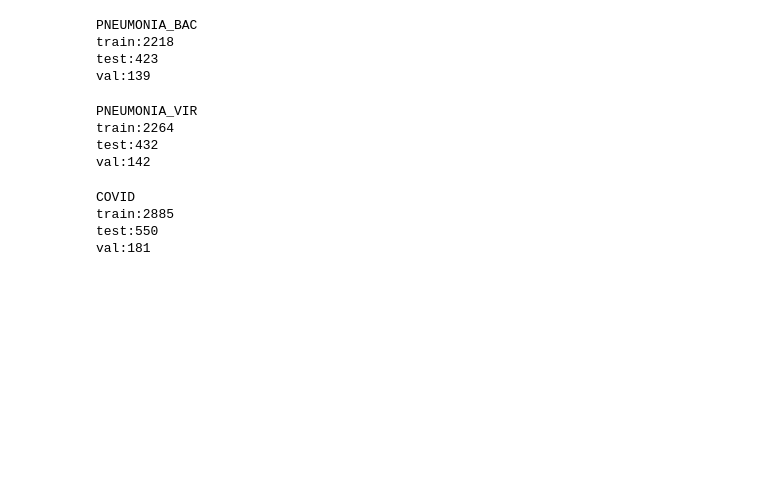
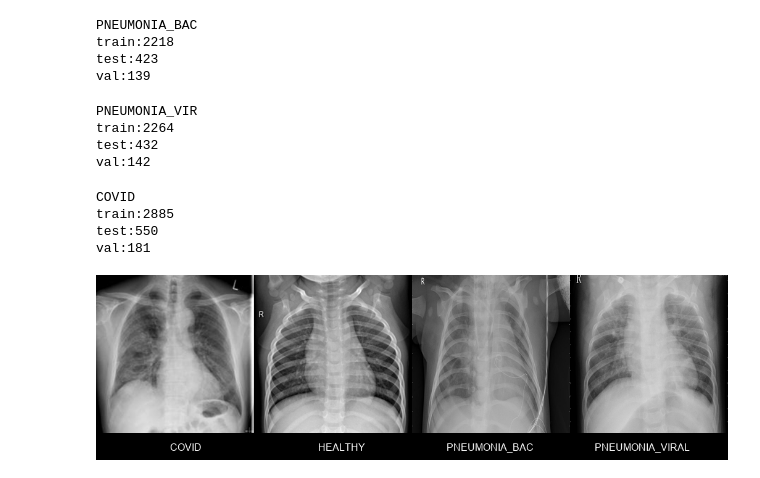
Before and after one commit to fuchsidev/ml_covid_xray, a Jupyter notebook: Datensatz.ipynb, the cells around one changed output. Drawn from its saved outputs; the diff is of its cells as text; code cells hidden in the pictures; blank space fills up the shorter version.

Commit message:
Update Datensatz.ipynb
Added first image output

```diff
--- a/Datensatz.ipynb
+++ b/Datensatz.ipynb
@@ -364,3 +364,57 @@ move_splits(train_bacpneu, test_bacpneu, val_bacpneu, dest_bacpneu, "PNEUMONIA_B
 move_splits(train_virpneu, test_virpneu, val_virpneu, dest_virpneu, "PNEUMONIA_VIR")
 # %%
 move_splits(train_covid, test_covid, val_covid, dest_covid, "COVID")
+# %%
+from PIL import Image
+from PIL import ImageFont, ImageDraw, ImageOps
+
+def plot_samples(sample_files):
+    x, y = 0, 0
+    font_size = 16
+    # Size of individual images
+    img_size = 256
+    # Final Image size
+    width = img_size*4
+    height = 300
+
+    img = Image.new(mode="L", size=(width, height), color=0)
+    font = ImageFont.truetype("arial.ttf", font_size)
+    draw = ImageDraw.Draw(img)
+
+    # Iterate samples
+    for file in sample_files:
+        # Get image file as PIL Object
+        copy_img = Image.open(f"sample_set/{file[0]}/{file[1]}")
+        # Paste into final img
+        img.paste(copy_img, (x, y))
+        # Calculate size of the label
+        word_pxl_size = ((len(file[0][:-4]))*font_size)/2
+        # Calculate position of the text label relative to the image (aka how to center a div)
+        text_position = x + img_size/2 - word_pxl_size
+        # Actually draw the text
+        draw.text((text_position, 270), file[0], fill='white', font=font)
+        # Increase x coordinate before pasting new image
+        x += img_size
+
+    # Display image in jupyter
+    display(img)
+    # Save image file
+    img.save('lung_sample.png')
+
+import os
+from random import randrange
+
+sample_files = []
+# Read folders from sample_data (COVID, HEALTHY, PNEUMONIA_BAC, PNEUMONIA_VIRAL)
+for img_category in os.listdir("sample_set/"):
+    # Get images from folder
+    image_files = os.listdir(f"sample_set/{img_category}/")
+    # Select random image file
+    image_file = image_files[randrange(len(image_files))]
+    # Save image path and category
+    sample_files.append([img_category, image_file])
+
+# Generate Sample Images from Data Sample
+plot_samples(sample_files)
+# %% [output]
+[figure, added]
```
